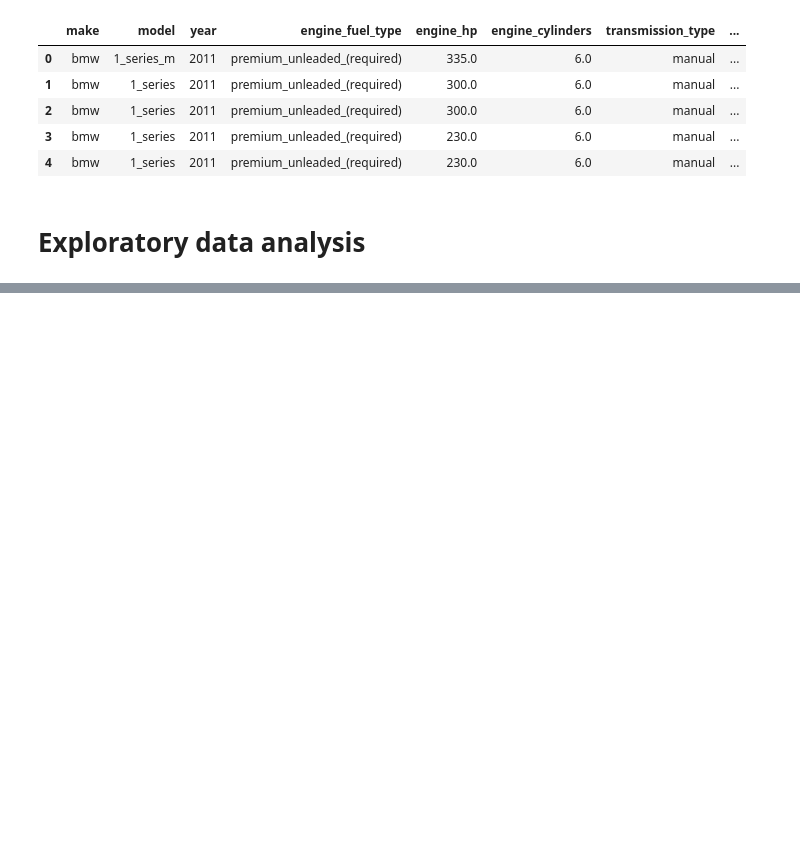
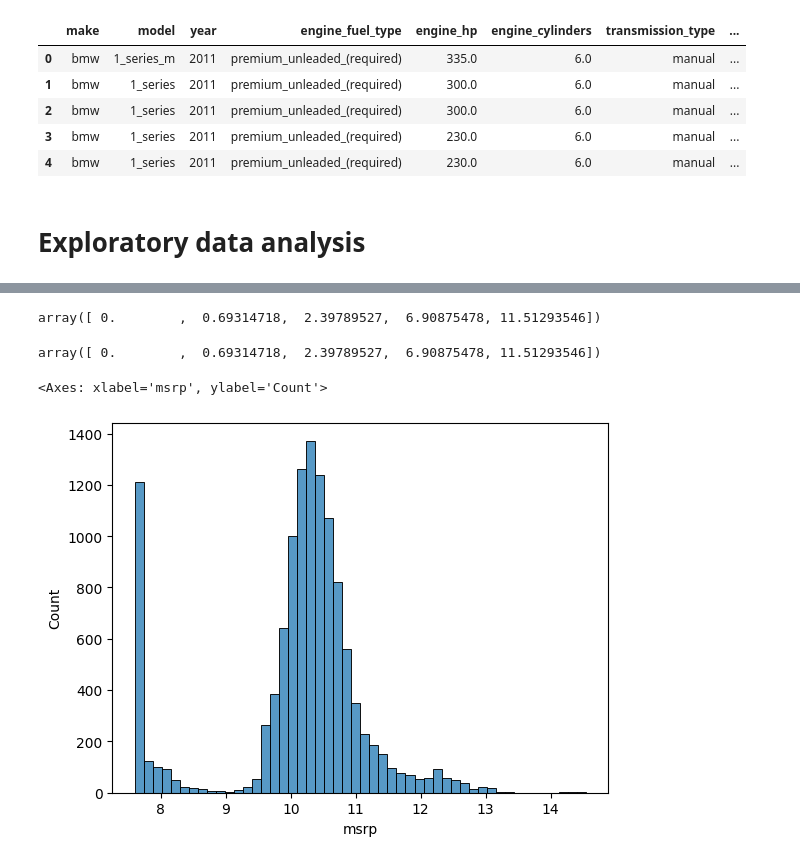
Before and after one commit to EfomahFidelis/Machine-Learning-Zoomcamp, a Jupyter notebook: price_predict_proj/notebooks/02_price_prediction_live.ipynb, the cells around one changed output, grey strips where cells are left out. Cells and saved outputs as stored; diff of their text form; code cells hidden in the pictures; blank space fills up the shorter version.

Commit message:
Updated 02_price_prediction_live.ipynb with Exploratory data analysis

```diff
--- a/price_predict_proj/notebooks/02_price_prediction_live.ipynb
+++ b/price_predict_proj/notebooks/02_price_prediction_live.ipynb
@@ -127,0 +150,20 @@ sns.histplot(df.msrp[df.msrp < 100000], bins=50)
+# %%
+# use logarithmic distribution to get rid of the long-tail
+
+np.log1p([0, 1, 10, 1000, 100000])
+# %% [output]
+array([ 0.        ,  0.69314718,  2.39789527,  6.90875478, 11.51293546])
+# %%
+np.log([0 + 1, 1 + 1, 10 + 1, 1000 + 1, 100000 + 1])
+# %% [output]
+array([ 0.        ,  0.69314718,  2.39789527,  6.90875478, 11.51293546])
+# %%
+price_logs = np.log1p(df.msrp)
+# %%
+# price_logs
+
+# NORMAL DISTRIBUTION: Model do better on a normal distribution
+sns.histplot(price_logs, bins=50)
+# %% [output]
+<Axes: xlabel='msrp', ylabel='Count'>
+[figure, added]
```
Also changed, not shown: parts of 8 cells of this notebook.
